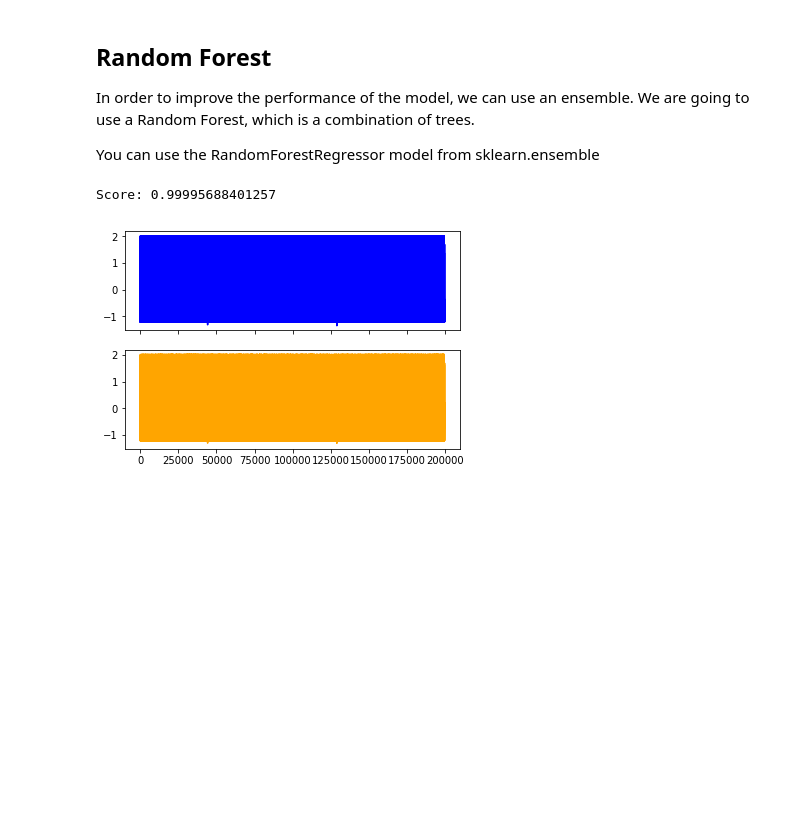
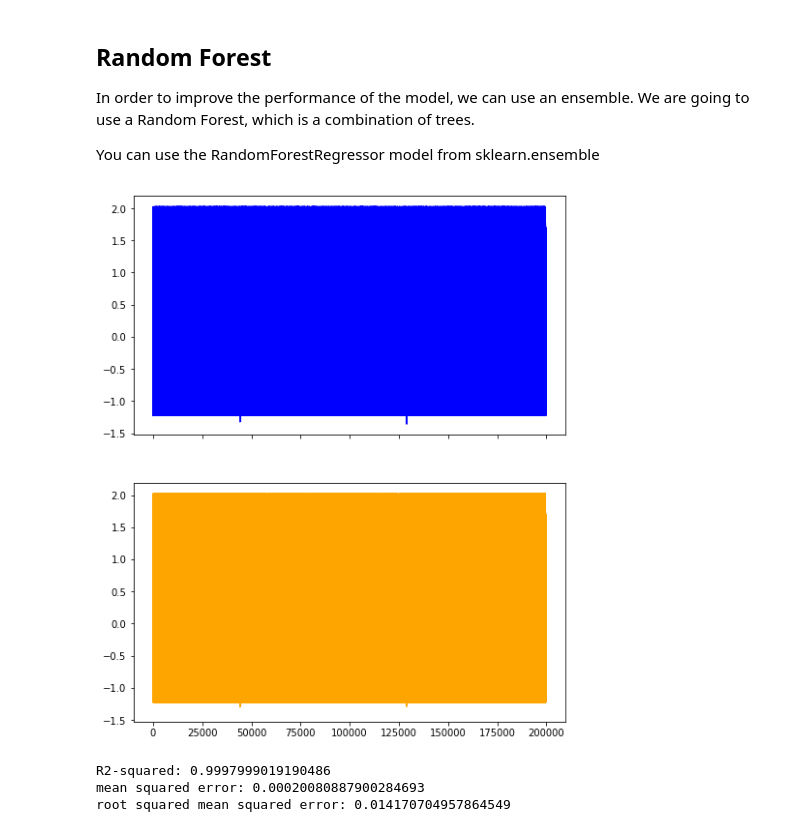
Before and after one commit to rootstrap/ml-training, a Jupyter notebook: linear-regression.ipynb, the cells around one changed output. Drawn from its saved outputs; the diff is of its cells as text; code cells hidden in the pictures; blank space fills up the shorter version.

```diff
--- a/linear-regression.ipynb
+++ b/linear-regression.ipynb
@@ -162,14 +195,18 @@ In order to improve the performance of the model, we can use an ensemble. We are
 You can use the RandomForestRegressor model from sklearn.ensemble
 # %%
 from sklearn.ensemble import RandomForestRegressor
-rf_model = RandomForestRegressor(n_estimators = 100, random_state = 123)
-rf_model = rf_model.fit(X_test, y_test)
+rf_model = RandomForestRegressor(n_estimators = 10, random_state = 123)
+rf_model = rf_model.fit(X_train, y_train)
 predictions = rf_model.predict(X_test)
-print('Score:',rf_model.score(X_test,y_test))
 fig, ax = plt.subplots(2, sharex=True, sharey=True)
 ax[0].plot(y_test.to_numpy(), color = 'blue')
 ax[1].plot(predictions, color = 'orange')
 plt.show()
+print('R2-squared:', rf_model.score(X_test,y_test))
+print('mean squared error:', mean_squared_error(y_test, predictions))
+print('root squared mean squared error:', math.sqrt(mean_squared_error(y_test, predictions)))
 # %% [output]
+[figure, new version]
-Score: 0.99995688401257
+R2-squared: 0.9997999019190486
+mean squared error: 0.00020080887900284693
+root squared mean squared error: 0.014170704957864549
-[figure, old version]
```
Also changed, not shown: parts of 7 cells of this notebook.
